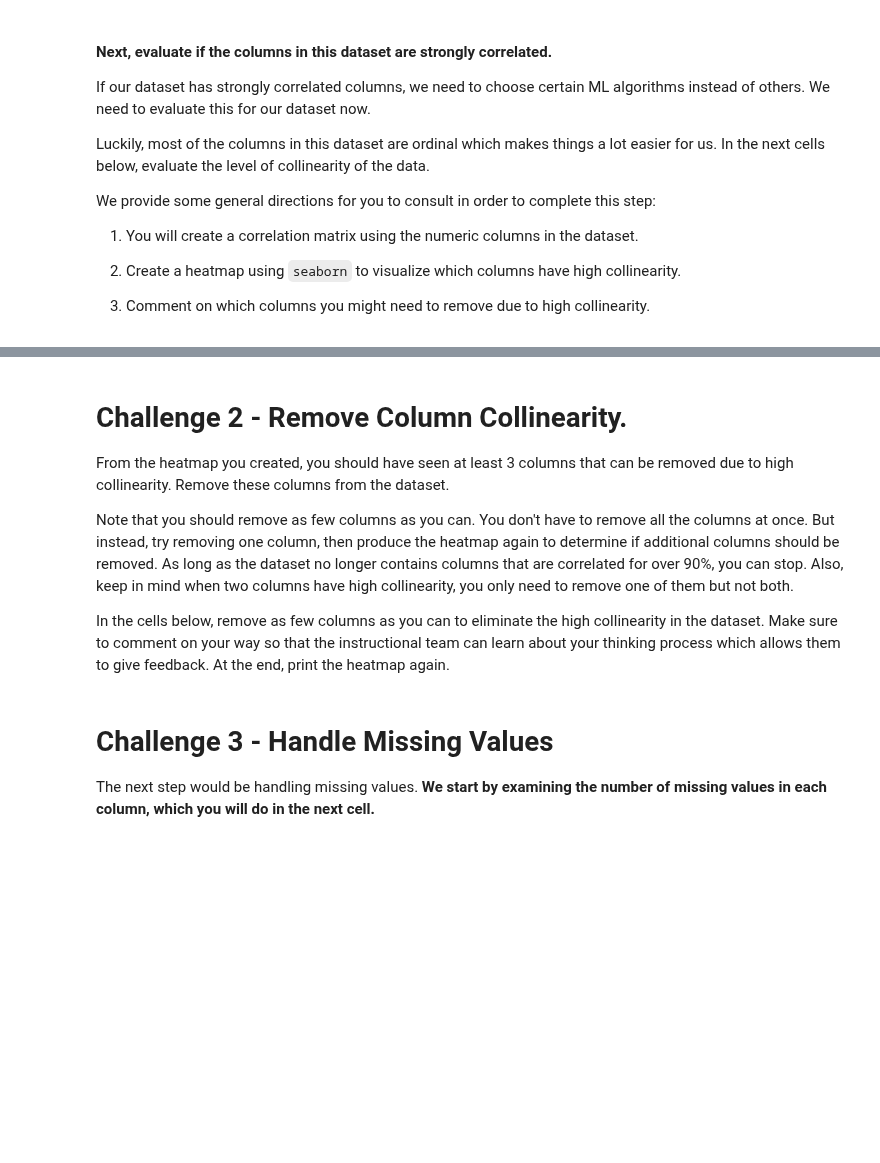
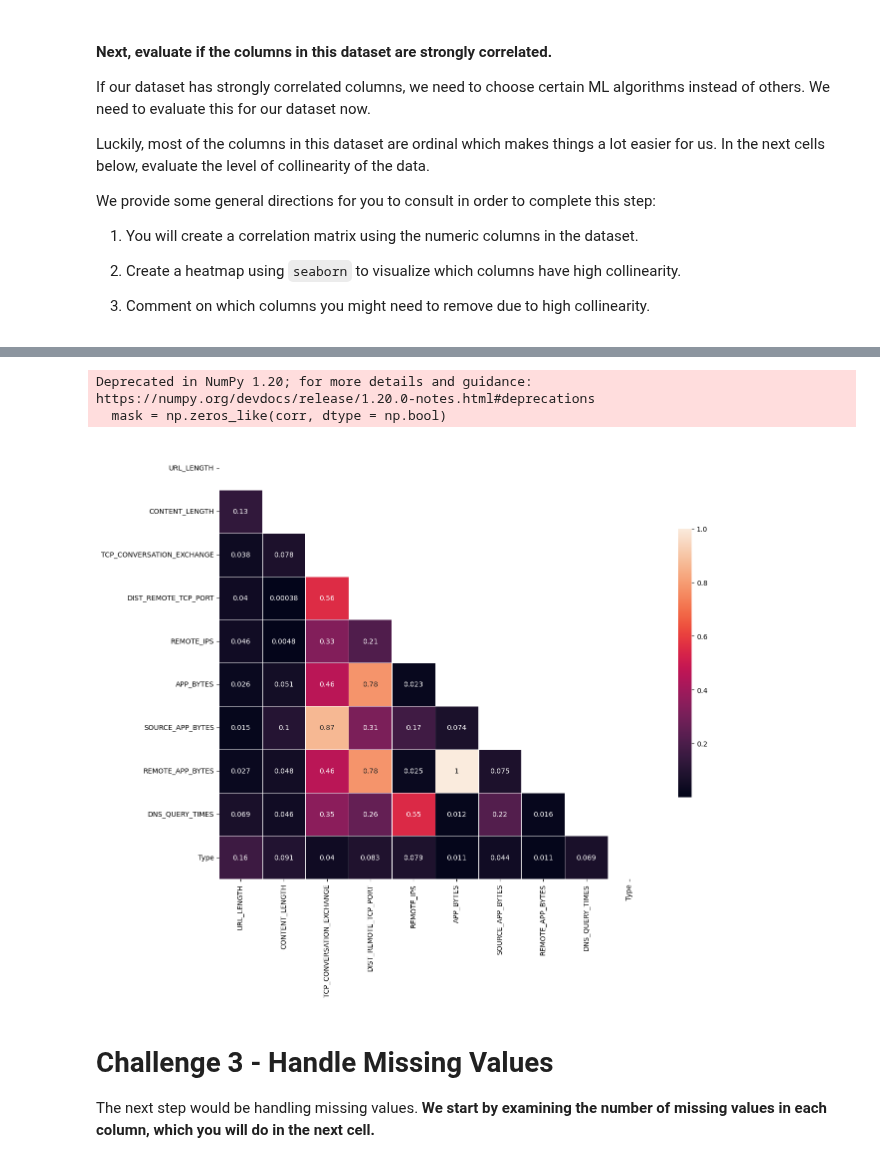
Before and after one commit to ta-data-lis/lab-supervised-learning, a Jupyter notebook: your-code/main.ipynb, the cells around one changed output, grey strips where cells are left out. Cells and saved outputs as stored; diff of their text form; code cells hidden in the pictures; blank space fills up the shorter version.

```diff
--- a/your-code/main.ipynb
+++ b/your-code/main.ipynb
@@ -55,10 +125,4 @@ We provide some general directions for you to consult in order to complete this
+# %%
+websites.drop(columns = ["NUMBER_SPECIAL_CHARACTERS", "APP_PACKETS", "SOURCE_APP_PACKETS", "REMOTE_APP_PACKETS"], inplace = True)
 # %%
 # Your comment here
-# %% [markdown]
-# Challenge 2 - Remove Column Collinearity.
-
-From the heatmap you created, you should have seen at least 3 columns that can be removed due to high collinearity. Remove these columns from the dataset.
-
-Note that you should remove as few columns as you can. You don't have to remove all the columns at once. But instead, try removing one column, then produce the heatmap again to determine if additional columns should be removed. As long as the dataset no longer contains columns that are correlated for over 90%, you can stop. Also, keep in mind when two columns have high collinearity, you only need to remove one of them but not both.
-
-In the cells below, remove as few columns as you can to eliminate the high collinearity in the dataset. Make sure to comment on your way so that the instructional team can learn about your thinking process which allows them to give feedback. At the end, print the heatmap again.
@@ -71,3 +129,20 @@ In the cells below, remove as few columns as you can to eliminate the high colli
+# %%
+corr = np.abs(websites.corr())
+
+mask = np.zeros_like(corr, dtype = np.bool)
+mask[np.triu_indices_from(mask)] = True
+
+f, ax = plt.subplots(figsize = (14, 14))
+
+cmap = sns.diverging_palette(220, 10, as_cmap = True)
+
+sns.heatmap(corr, mask = mask,  vmax = 1, square = True, linewidths = .5, cbar_kws = {"shrink" : .5}, annot = corr)
+
+plt.show()
+# %% [output]
+Deprecated in NumPy 1.20; for more details and guidance: https://numpy.org/devdocs/release/1.20.0-notes.html#deprecations
+  mask = np.zeros_like(corr, dtype = np.bool)
+[figure, added]
 # %% [markdown]
 # Challenge 3 - Handle Missing Values
 
```
Also changed, not shown: parts of 57 cells of this notebook.
